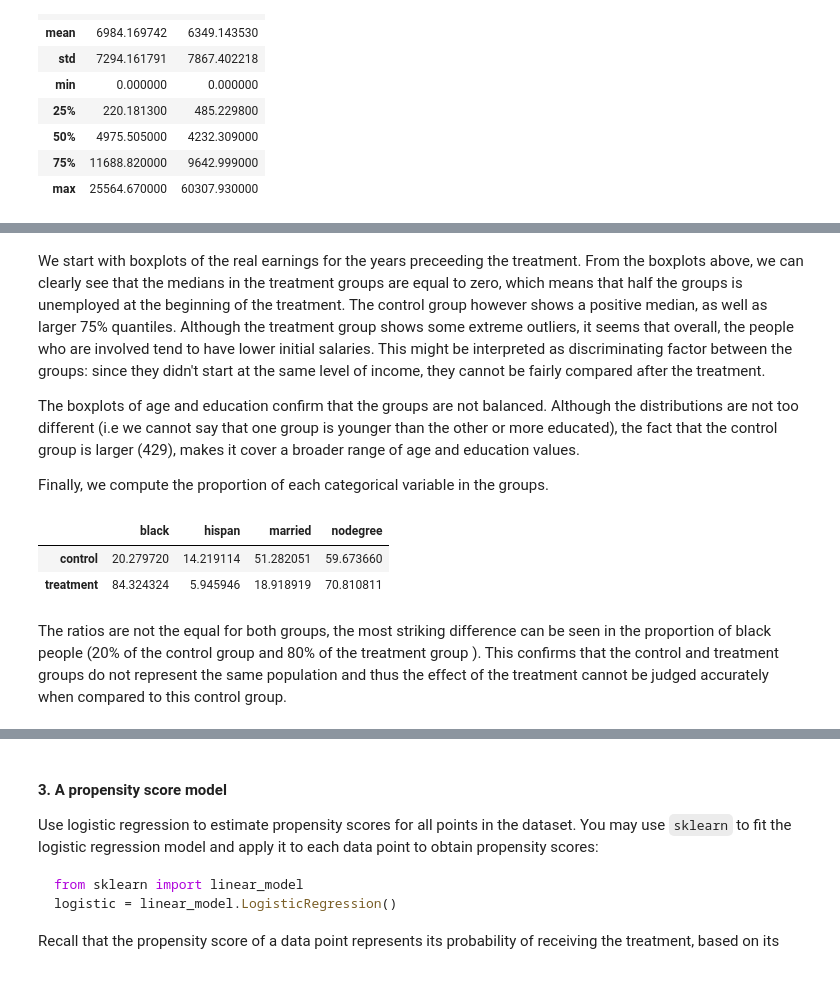
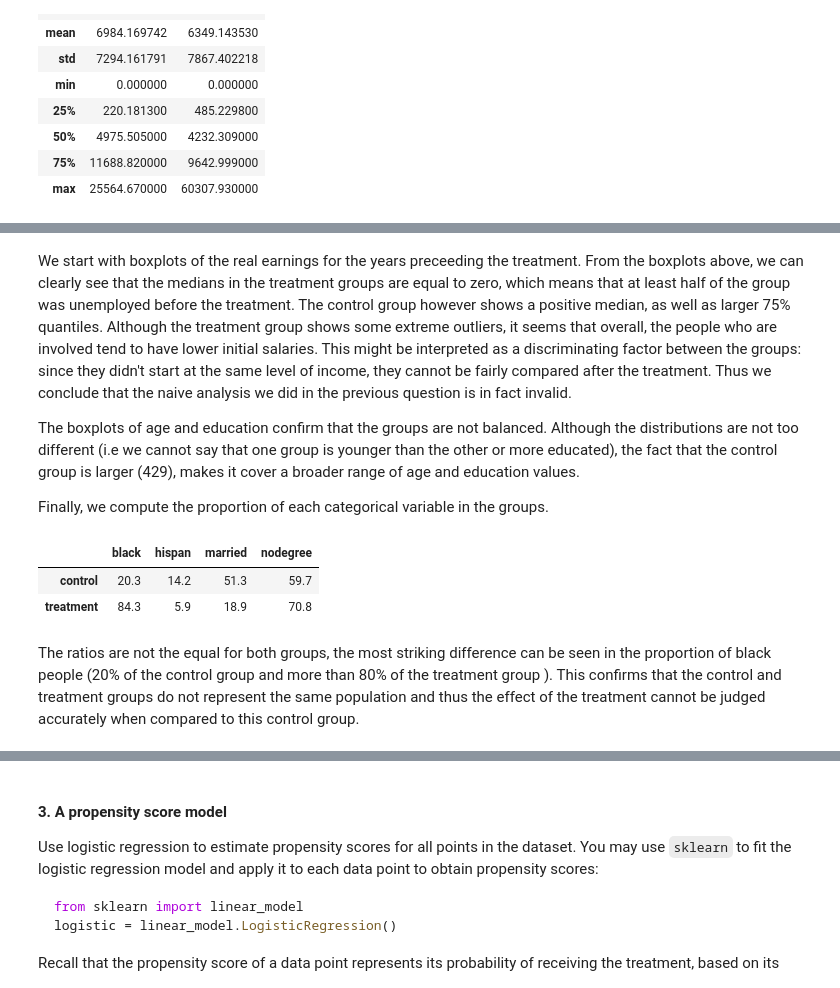
Before and after one commit to sourabhlal/ada2017, a Jupyter notebook: 04 - Applied ML/Homework4-Question1.ipynb, the cells around one changed output, grey strips where cells are left out. Cells and saved outputs as stored; diff of their text form; code cells hidden in the pictures.

```diff
--- a/04 - Applied ML/Homework4-Question1.ipynb
+++ b/04 - Applied ML/Homework4-Question1.ipynb
@@ -205,25 +223,25 @@ plt.show()
 # %% [markdown]
 We start with boxplots of the real earnings for the years preceeding the treatment.
-From the boxplots above, we can clearly see that the medians in the treatment groups are equal to zero, which means that half the groups is unemployed at the beginning of the treatment. The control group however shows a positive median, as well as  larger 75% quantiles. Although the treatment group shows some extreme outliers, it seems that overall, the people who are involved tend to have lower initial salaries.
-This might be interpreted as discriminating factor between the groups: since they didn't start at the same level of income, they cannot be fairly compared after the treatment.
+From the boxplots above, we can clearly see that the medians in the treatment groups are equal to zero, which means that at least half of the group was unemployed before the treatment. The control group however shows a positive median, as well as  larger 75% quantiles. Although the treatment group shows some extreme outliers, it seems that overall, the people who are involved tend to have lower initial salaries.
+This might be interpreted as a discriminating factor between the groups: since they didn't start at the same level of income, they cannot be fairly compared after the treatment. Thus we conclude that the naive analysis we did in the previous question is in fact invalid.
 
 The boxplots of age and education confirm that the groups are not balanced. Although the distributions are not too different (i.e we cannot say that one group is younger than the other or more educated), the fact that the control group is larger (429), makes it cover a broader range of age and education values.
 
 Finally, we compute the proportion of each categorical variable in the groups.
 # %%
 #ratios
-#compute the number of black /hispanic/married/nodegree person in each group
-control_ratio=data_control.iloc[:,4:8].sum()
-treat_ratio=data_treat.iloc[:,4:8].sum()
+#compute the number of black/hispanic/married/nodegree person in each group
+control_ratio = data_control.iloc[:,4:8].sum()
+treat_ratio = data_treat.iloc[:,4:8].sum()
 
-# divide it by the total size of the group
-ratio=pd.DataFrame([100*control_ratio/len(data_control),100*treat_ratio/len(data_treat)])
-ratio.index=['control','treatment']
-ratio
+#divide it by the total size of the group
+ratio = pd.DataFrame([100*control_ratio/len(data_control),100*treat_ratio/len(data_treat)])
+ratio.index = ['control','treatment']
+np.round(ratio,decimals=1)
 # %% [output]
 |  | black | hispan | married | nodegree |
-| control | 20.279720 | 14.219114 | 51.282051 | 59.673660 |
-| treatment | 84.324324 | 5.945946 | 18.918919 | 70.810811 |
+| control | 20.3 | 14.2 | 51.3 | 59.7 |
+| treatment | 84.3 | 5.9 | 18.9 | 70.8 |
 # %% [markdown]
-The ratios are not the equal for both groups, the most striking difference can be seen in the proportion of black people (20% of the control group and 80% of the treatment group ).
+The ratios are not the equal for both groups, the most striking difference can be seen in the proportion of black people (20% of the control group and more than 80% of the treatment group ).
 This confirms that the control and treatment groups do not represent the same population and thus the effect of the treatment cannot be judged accurately when compared to this control group.
```
Also changed, not shown: parts of 20 cells of this notebook.
